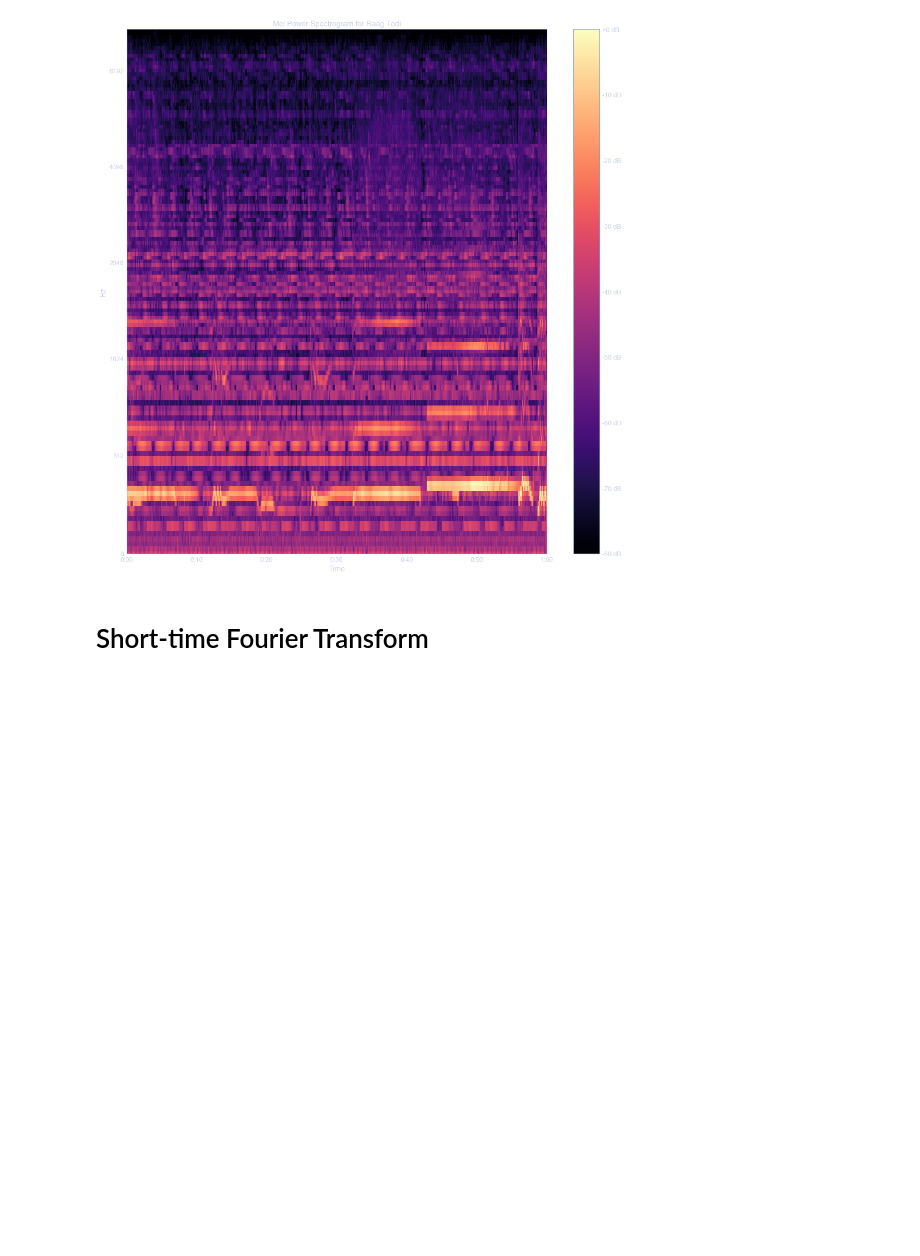
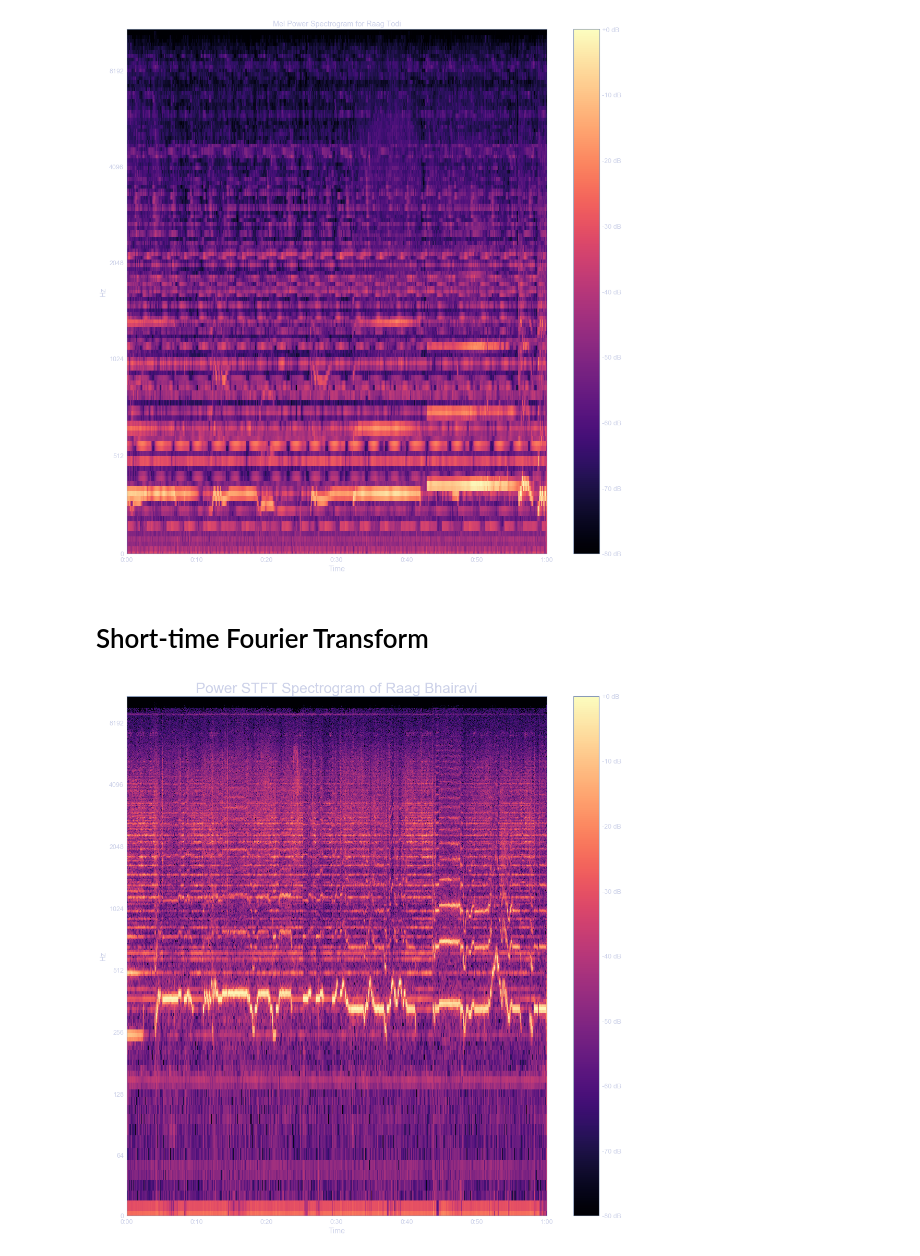
Before and after one commit to TheChanRProject/Senior-Thesis, a Jupyter notebook: nb/Log-Power Short-Time Fourier Transform Librosa Tutorial .ipynb, the cells around one changed output. Saved outputs shown, nothing was run; the diff lists cells and outputs as text; code cells hidden in the pictures; blank space fills up the shorter version.

```diff
--- a/nb/Log-Power Short-Time Fourier Transform Librosa Tutorial .ipynb
+++ b/nb/Log-Power Short-Time Fourier Transform Librosa Tutorial .ipynb
@@ -47,6 +47,11 @@ plt.savefig("../spectrogram_files/todi-spectro.png")
 # Short-time Fourier Transform
 # %%
 D1 = np.abs(librosa.stft(y1))
+plt.figure(figsize=(15,15))
 librosa.display.specshow(librosa.amplitude_to_db(D1, ref=np.max), y_axis='log', x_axis='time')
 plt.title("Power STFT Spectrogram of Raag Bhairavi", size=28)
 plt.colorbar(format='%+2.0f dB')
+plt.tight_layout()
+plt.savefig("../stft_files/bhairavi_stft_1.png")
+# %% [output]
+[figure, added]
```
Also changed, not shown: 1 other file.
